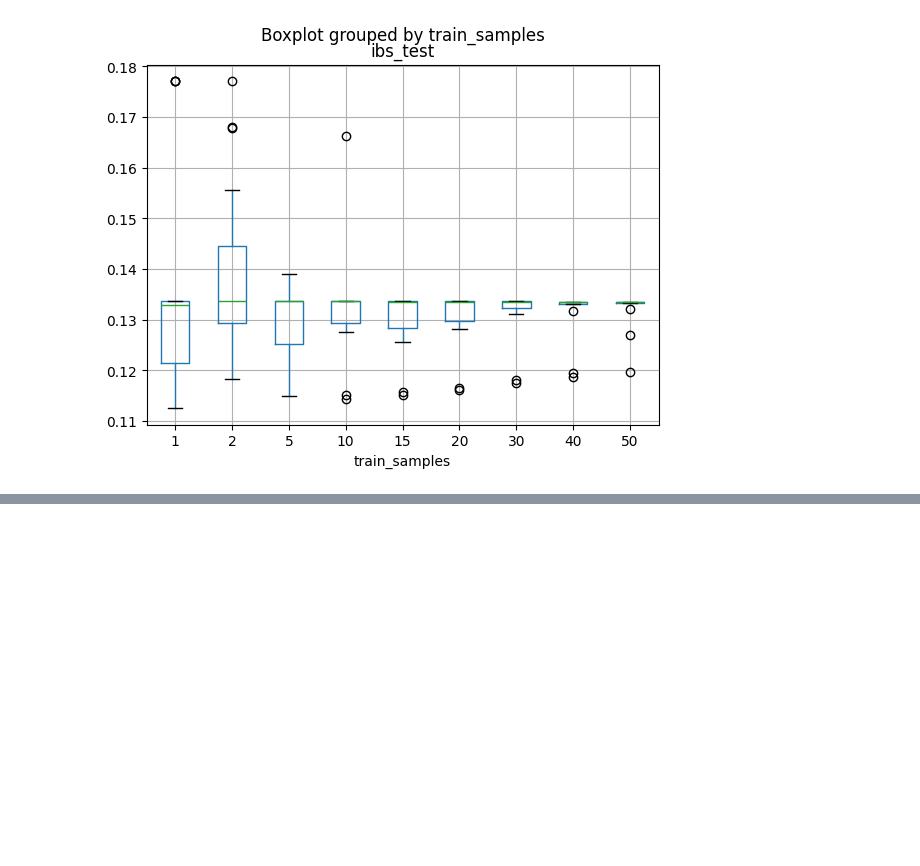
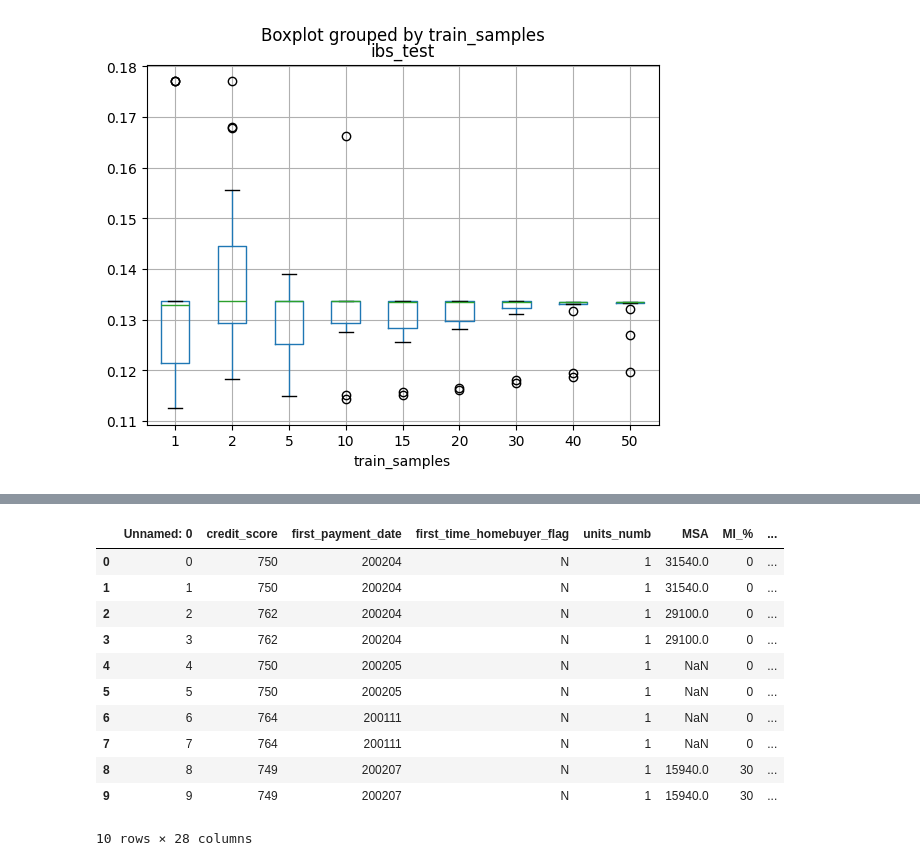
Before and after one commit to iuliivasilev/sys-ttf, a Jupyter notebook: Grafana/EDA.ipynb, the cells around one changed output, grey strips where cells are left out. Cells and saved outputs as stored; diff of their text form; code cells hidden in the pictures; blank space fills up the shorter version.

```diff
--- a/Grafana/EDA.ipynb
+++ b/Grafana/EDA.ipynb
@@ -67,0 +84,15 @@ df_gs.boxplot(column="ibs_test", by="train_samples")
+# %%
+df_cr[:10]
+# %% [output]
+|  | Unnamed: 0 | credit_score | first_payment_date | first_time_homebuyer_flag | units_numb | MSA | MI_% | ... |
+| 0 | 0 | 750 | 200204 | N | 1 | 31540.0 | 0 | ... |
+| 1 | 1 | 750 | 200204 | N | 1 | 31540.0 | 0 | ... |
+| 2 | 2 | 762 | 200204 | N | 1 | 29100.0 | 0 | ... |
+| 3 | 3 | 762 | 200204 | N | 1 | 29100.0 | 0 | ... |
+| 4 | 4 | 750 | 200205 | N | 1 | NaN | 0 | ... |
+| 5 | 5 | 750 | 200205 | N | 1 | NaN | 0 | ... |
+| 6 | 6 | 764 | 200111 | N | 1 | NaN | 0 | ... |
+| 7 | 7 | 764 | 200111 | N | 1 | NaN | 0 | ... |
+| 8 | 8 | 749 | 200207 | N | 1 | 15940.0 | 30 | ... |
+| 9 | 9 | 749 | 200207 | N | 1 | 15940.0 | 30 | ... |
+10 rows × 28 columns
```
Also changed, not shown: parts of 4 cells of this notebook, 1 other file.
